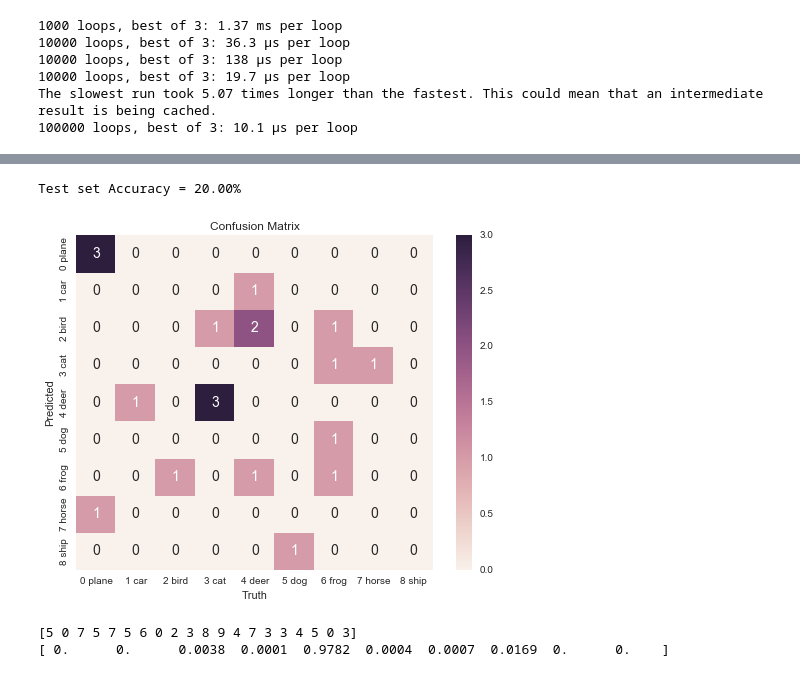
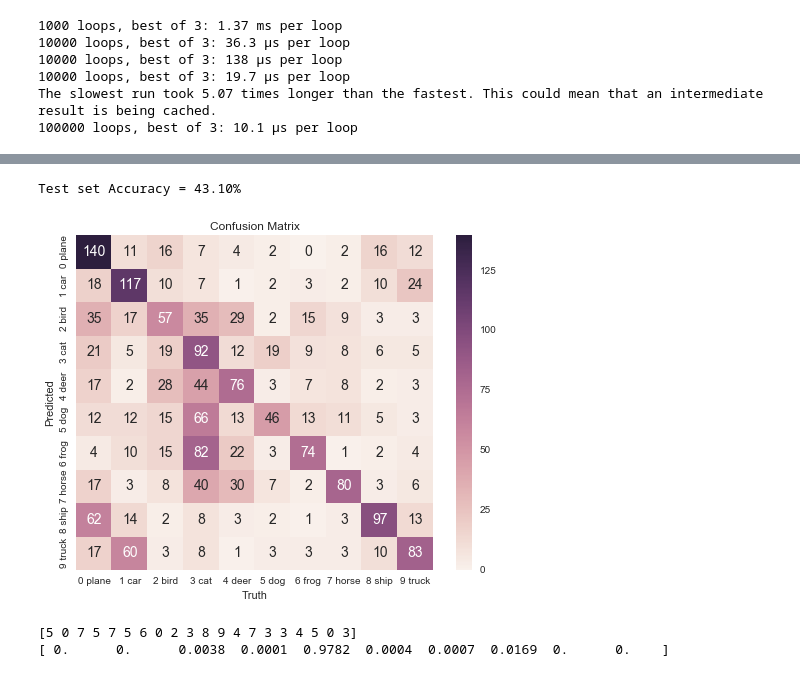
Before and after one commit to patrick-su/ml_algorithms_stepbystep, a Jupyter notebook: algo_example_NN_multilayer_CNN.ipynb, the cells around one changed output, grey strips where cells are left out. Drawn from its saved outputs; the diff is of its cells as text; code cells hidden in the pictures.

Commit message:
CNN finished training program part

```diff
--- a/algo_example_NN_multilayer_CNN.ipynb
+++ b/algo_example_NN_multilayer_CNN.ipynb
@@ -344,9 +344,9 @@ for j in range(0,instance_size):
     Y[j][cifar['labels'][j]] = 1
 
 #split train and test dataset
-train_split = 60.0/instance_size #0.8
+train_split = 0.8 #6000.0/instance_size #0.8
 train_size = int(train_split*instance_size)
-test_size = 10 #instance_size - train_size
+test_size = instance_size - train_size
 index = np.random.permutation(instance_size)
 train_ix, test_ix = index[:train_size], index[train_size:train_size+test_size]
 Y_train , Y_test = Y[train_ix,:], Y[test_ix,:]
@@ -518,20 +518,22 @@ def loss_func(z,y):
     denom = math.log(np.sum(np.exp(z)))
     return -nom + denom
 # %%
-def forward_pass(X,kernel,bias_kernel,w_SOFT,bias_w_SOFT,Y,input_size):
+def forward_pass(X,kernel,bias_kernel,w_SOFT,bias_w_SOFT,Y,input_index,cache_flag):
     f_CONV,f_RELU,f_POOL,f_OUT = [],[],[],[]
     calc_loss = 0.0
-    for k in range(0,input_size):
+    input_size = len(input_index)
+    for k in input_index:
         f_conv = convolve_3d_faster(X[k,:,:,:],kernel,bias_kernel,1,1)
         f_relu = np.maximum(f_conv,0)
         f_pool = max_pool(f_relu)
         z = np.einsum('ijkl,jkl->i',w_SOFT,f_pool) + bias_w_SOFT
-        calc_loss += loss_func(z,Y[k])/input_size
+        calc_loss += loss_func(z,Y[k])/len(input_index)
 
-        f_CONV.append(f_conv)
-        f_RELU.append(f_relu)
-        f_POOL.append(f_pool)
-        f_OUT.append(softmax(z))
+        if cache_flag == 'Y':
+            f_CONV.append(f_conv)
+            f_RELU.append(f_relu)
+            f_POOL.append(f_pool)
+            f_OUT.append(softmax(z))
 
     return f_CONV,f_RELU,f_POOL,f_OUT,calc_loss
 # %%
@@ -574,6 +576,6 @@ w_SOFT_learn_rate = 0.02
 kernel_learn_rate = 0.04
 momentum_rate = 0.9
 
-epoch_size = 20
+epoch_size = 30
 # %%
 #Algo starts here
@@ -656,28 +665,32 @@ run time = 14.68s
 # %%
 from sklearn.metrics import confusion_matrix
 def show_confusion_matrix(cm_mat):
     accuracy = np.trace(cm_mat)*100.0/test_size
     print 'Test set Accuracy = {:.2f}%'.format(accuracy)
     df_cm = pd.DataFrame(cm_mat,index=label_textno[0:cm_mat.shape[0]],columns=label_textno[0:cm_mat.shape[1]])
     plt.figure(figsize = (8,6),dpi=600)
     sns.heatmap(df_cm, cbar=True ,annot=True, fmt=',.0f')
     plt.title('Confusion Matrix')
     plt.xlabel('Truth')
     plt.ylabel('Predicted')
 
+#get lastest prediction
+_,_,_,f_OUT_test,curr_loss_test = \
+            forward_pass(X_test,kernel,bias_kernel,w_SOFT,bias_w_SOFT,\
+                         Y_test,range(0,test_size),'Y')
 #get the prediction to compare with target
 label_text = ["plane","car","bird","cat","deer","dog","frog","horse","ship","truck"]
 label_textno = label_text
 for l in range(0,len(label_text)):
     label_textno[l] = str(l) + ' ' + label_text[l]
 
 y_pred = [np.argmax(r) for r in f_OUT_test]
 y_truth = np.array(cifar['labels'])[test_ix]
 cm_mat = confusion_matrix(y_truth,y_pred)
 show_confusion_matrix(cm_mat)
 # %% [output]
-Test set Accuracy = 20.00%
+Test set Accuracy = 43.10%
-[figure, old version]
+[figure, new version]
 # %%
 print y_truth
 print f_OUT_test[-1]
```
Also changed, not shown: parts of 2 cells of this notebook.
